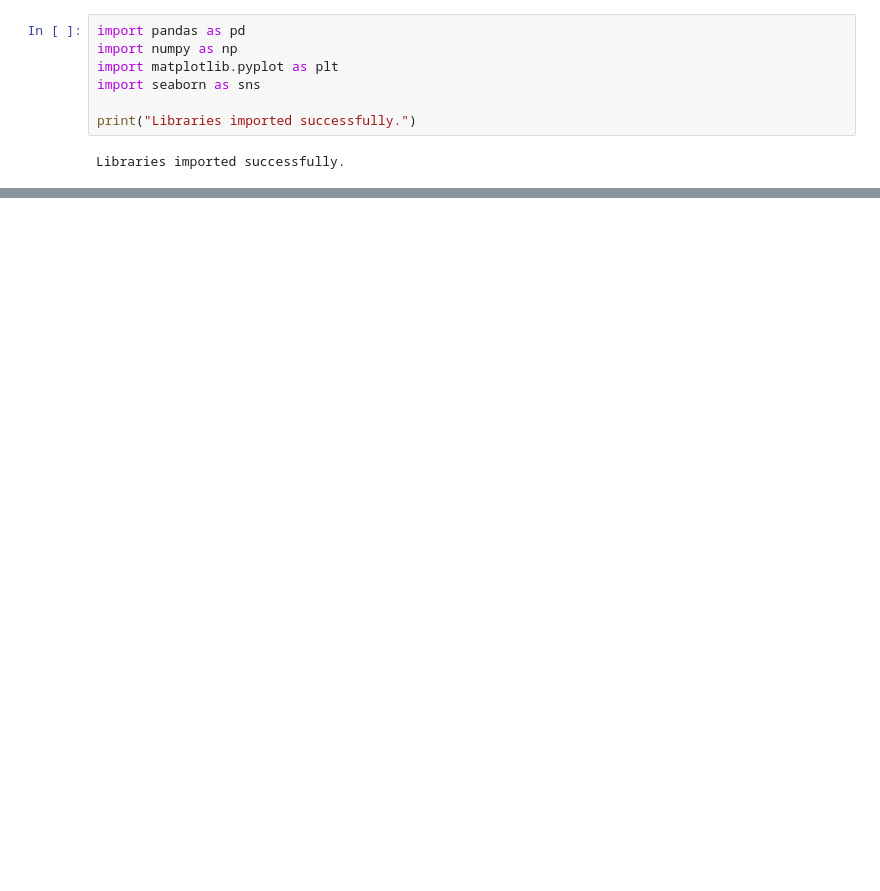
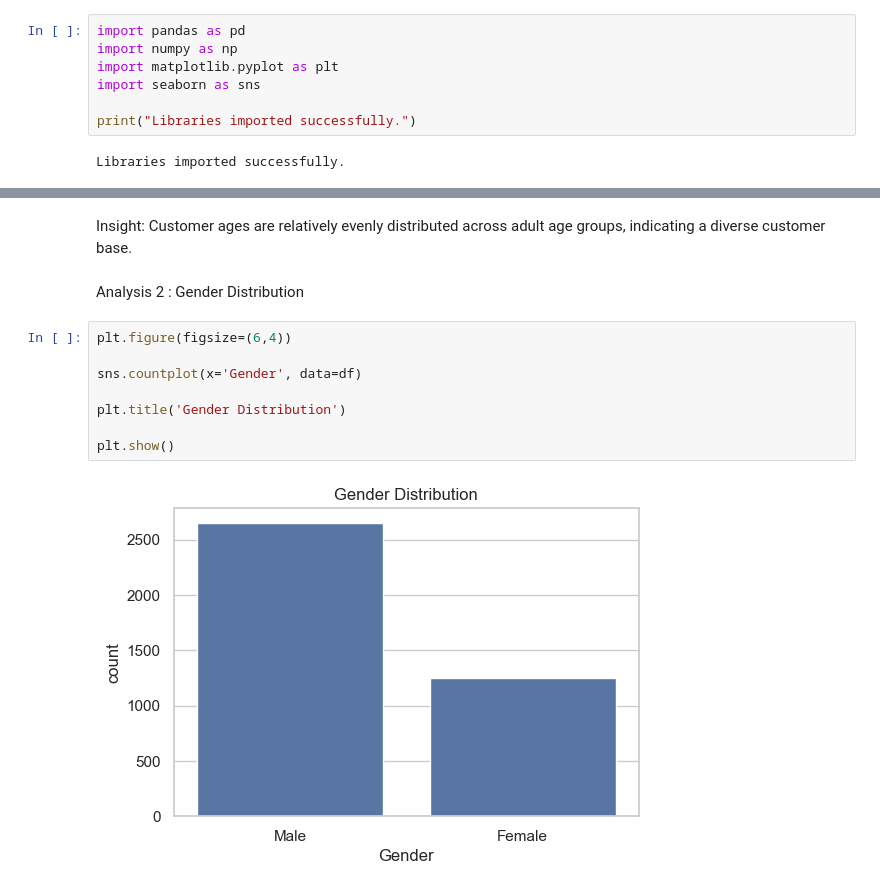
Before and after one commit to suthanthira89/customer-shopping-behaviour-analysis, a Jupyter notebook: customer_shopping_analysis.ipynb, the cells around one changed output, grey strips where cells are left out. Drawn from its saved outputs; the diff is of its cells as text; blank space fills up the shorter version.

```diff
--- a/customer_shopping_analysis.ipynb
+++ b/customer_shopping_analysis.ipynb
@@ -22,0 +176,14 @@ df.head()
+# %% [markdown]
+Insight: Customer ages are relatively evenly distributed across adult age groups, indicating a diverse customer base.
+# %% [markdown]
+Analysis 2 : Gender Distribution
+# %%
+plt.figure(figsize=(6,4))
+
+sns.countplot(x='Gender', data=df)
+
+plt.title('Gender Distribution')
+
+plt.show()
+# %% [output]
+[figure, added]
```
Also changed, not shown: parts of 30 cells of this notebook.
